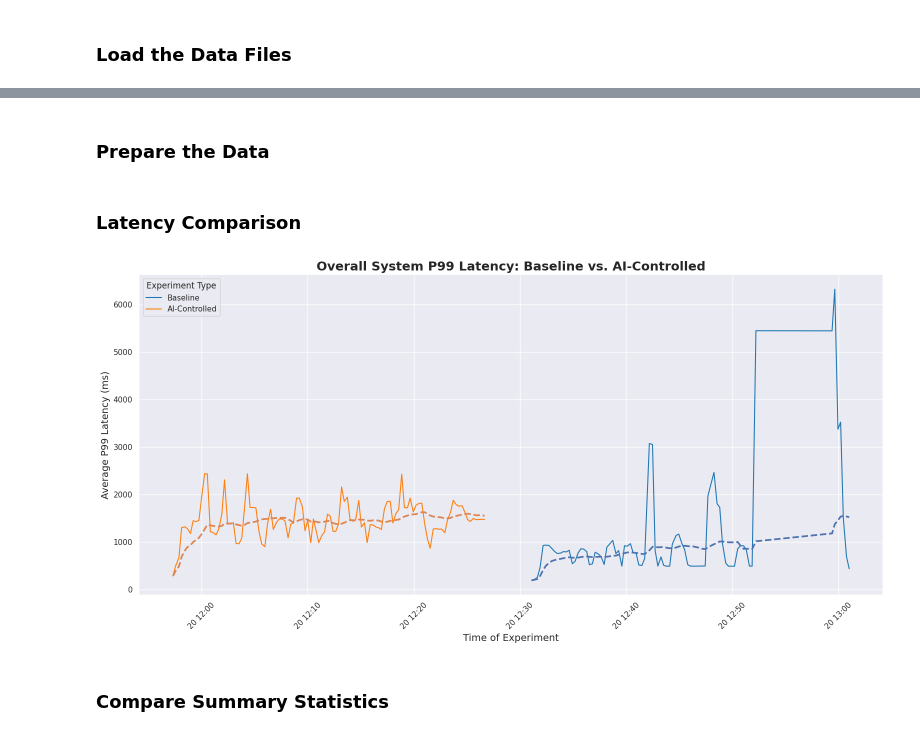
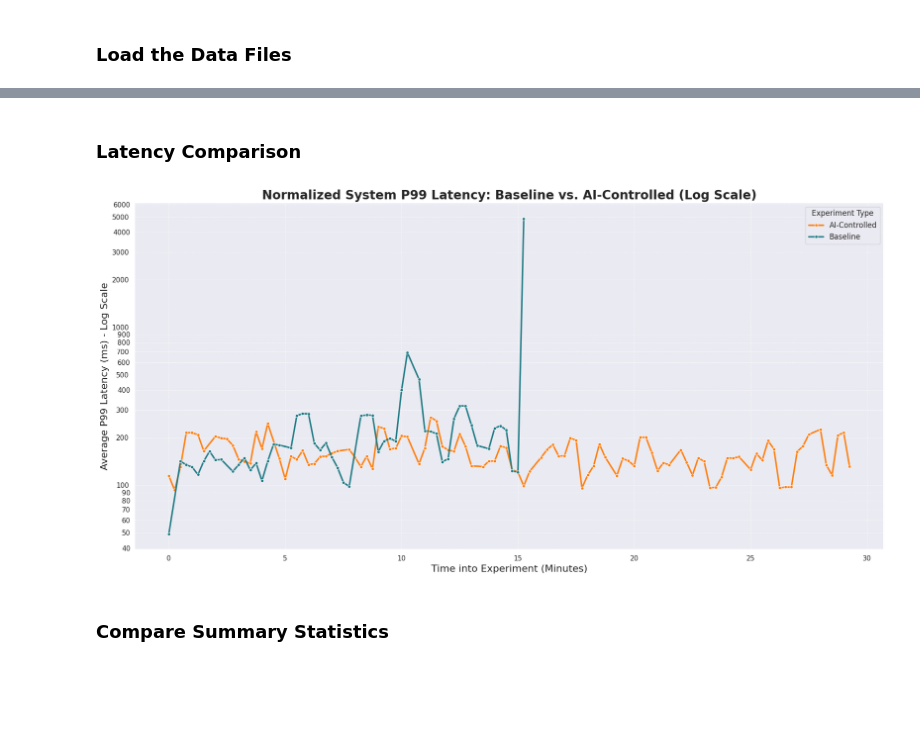
Before and after one commit to HarcheSamir/lirmm-ecommerce-backend, a Jupyter notebook: ai-controller/compare.ipynb, the cells around one changed output, grey strips where cells are left out. Drawn from its saved outputs; the diff is of its cells as text; code cells hidden in the pictures; blank space fills up the shorter version.

Commit message:
second experiment

```diff
--- a/ai-controller/compare.ipynb
+++ b/ai-controller/compare.ipynb
@@ -3,11 +1,3 @@
-# %%
-import pandas as pd
-import matplotlib.pyplot as plt
-import seaborn as sns
-import os
-
-# Set a professional style for the plots
-sns.set_theme(style="darkgrid")
 # %% [markdown]
 ### Load the Data Files
 # %%
@@ -29,2 +53,0 @@ All baseline and AI run data files loaded successfully!
-# %% [markdown]
-### Prepare the Data
@@ -56,23 +54,59 @@ combined_system_latency = pd.concat([system_latency_base, system_latency_ai])
 # %% [markdown]
 ### Latency Comparison
 # %%
-plt.figure(figsize=(16, 8))
-sns.lineplot(data=combined_system_latency, x='timestamp', y='value', hue='experiment', palette=['#1f77b4', '#ff7f0e'])
+import matplotlib.pyplot as plt
+import seaborn as sns
+import matplotlib.ticker as ticker # Import the ticker library for formatting
 
-# Add a rolling average to smooth the lines and show the trend
-combined_system_latency['rolling_avg'] = combined_system_latency.groupby('experiment')['value'].transform(lambda s: s.rolling(30, min_periods=1).mean())
-sns.lineplot(data=combined_system_latency, x='timestamp', y='rolling_avg', hue='experiment', legend=False, linestyle='--', linewidth=2.5)
+# --- Combine the clean latency data ---
+combined_clean_latency = pd.concat([df_latency_base, df_latency_ai])
 
-plt.title('Overall System P99 Latency: Baseline vs. AI-Controlled', fontsize=18, weight='bold')
-plt.xlabel('Time of Experiment', fontsize=14)
-plt.ylabel('Average P99 Latency (ms)', fontsize=14)
-plt.legend(title='Experiment Type')
-plt.xticks(rotation=45)
+# --- Aggregate and Normalize Latency Data ---
+system_latency_avg = combined_clean_latency.groupby(['experiment', pd.Grouper(key='timestamp', freq='15s')])['value'].mean().reset_index()
+start_times = system_latency_avg.groupby('experiment')['timestamp'].transform('min')
+system_latency_avg['elapsed_minutes'] = (system_latency_avg['timestamp'] - start_times).dt.total_seconds() / 60
+
+# --- Plot the Latency Graph ---
+# Get the axis object to manipulate it directly
+fig, ax = plt.subplots(figsize=(18, 9))
+
+sns.lineplot(
+    data=system_latency_avg,
+    x='elapsed_minutes',
+    y='value',
+    hue='experiment',
+    palette=['#ff7f0e', '#1f7b84'],
+    marker='o',
+    markersize=5,
+    linewidth=2.5,
+    ax=ax  # Tell seaborn to use our axis object
+)
+
+# --- NEW: TAKE MANUAL CONTROL OF THE Y-AXIS ---
+# 1. Set the scale to logarithmic
+ax.set_yscale('log')
+
+# 2. Force the labels to be normal numbers (e.g., "500" instead of "10^2.7")
+ax.yaxis.set_major_formatter(ticker.ScalarFormatter())
+ax.yaxis.set_minor_formatter(ticker.ScalarFormatter())
+
+# 3. Set specific tick marks to guide the eye. You can customize this list.
+ax.set_yticks([100, 200, 300, 500, 700, 1000, 2000, 3000, 5000])
+# --- END OF NEW CODE ---
+
+
+# --- Add Titles and Labels ---
+ax.set_title('Normalized System P99 Latency: Baseline vs. AI-Controlled (Log Scale)', fontsize=20, weight='bold')
+ax.set_xlabel('Time into Experiment (Minutes)', fontsize=16)
+ax.set_ylabel('Average P99 Latency (ms) - Log Scale', fontsize=16)
+ax.legend(title='Experiment Type', fontsize=12)
+ax.grid(True, which='both', linestyle='--', linewidth=0.5)
+
 plt.tight_layout()
-plt.savefig(os.path.join(STATS_DIR, 'comparison_latency_graph.png'))
+plt.savefig(os.path.join(STATS_DIR, 'comparison_latency_graph_log_scale_final.png'))
 plt.show()
 # %% [output]
-[figure, old version]
+[figure, new version]
 # %% [markdown]
 ###  Compare Summary Statistics
 # %%
```
Also changed, not shown: parts of 4 cells of this notebook, 15 other files.
